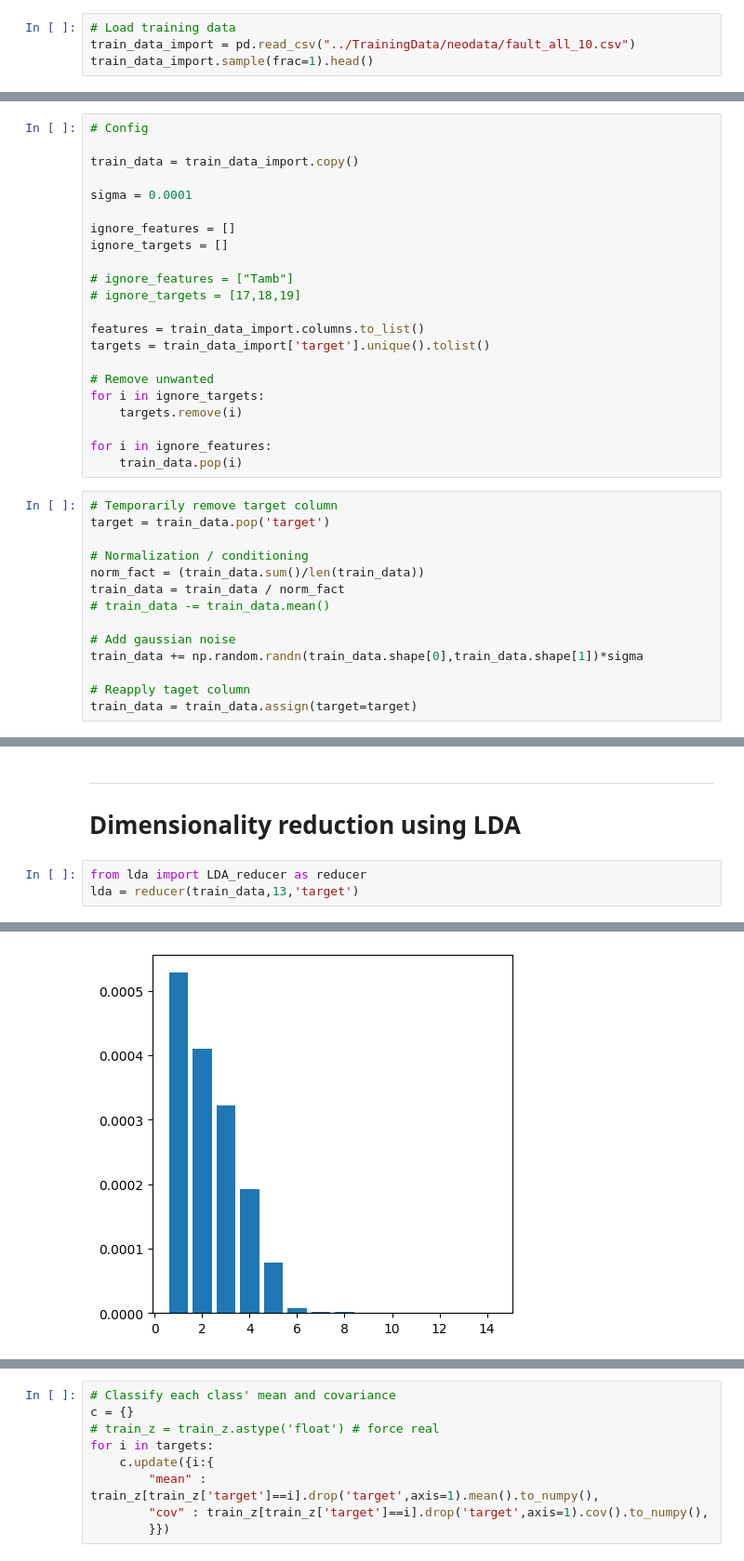
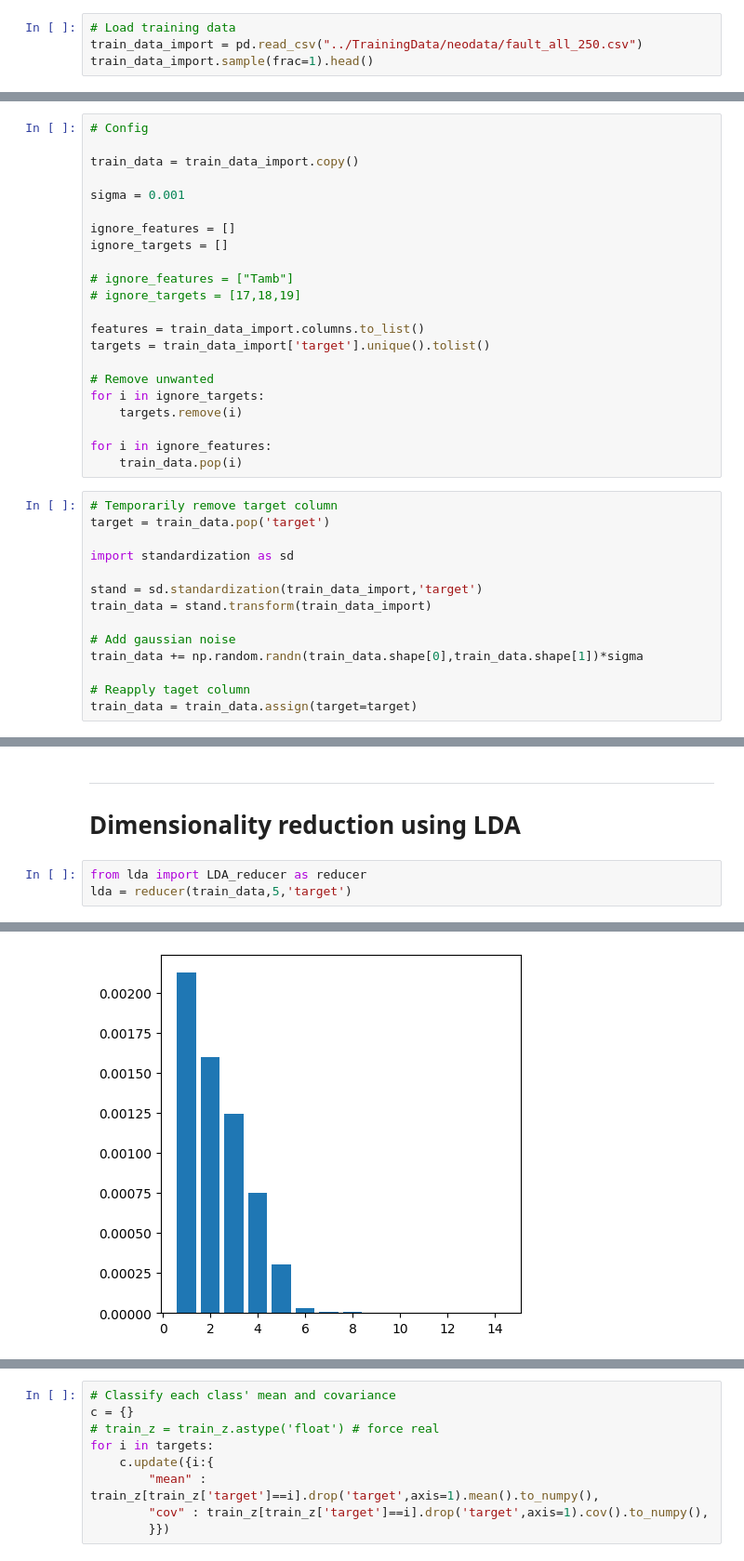
Before and after one commit to peterkrull/p7-ml-refrigeration-fault-detection, a Jupyter notebook: Python/testing_lda.ipynb, the cells around one changed output, grey strips where cells are left out. Shown at 93% size. Drawn from its saved outputs; the diff is of its cells as text.

```diff
--- a/Python/testing_lda.ipynb
+++ b/Python/testing_lda.ipynb
@@ -7,7 +7,7 @@ import pandas as pd
 import numpy as np
 # %%
 # Load training data
-train_data_import = pd.read_csv("../TrainingData/neodata/fault_all_10.csv")
+train_data_import = pd.read_csv("../TrainingData/neodata/fault_all_250.csv")
 train_data_import.sample(frac=1).head()
 # %% [output]
 |  | Pdis | Psuc | T0 | Tc | Tdis | Tret | Tsuc | Tsh | Tsup | CondFan | CprPower | ... |
@@ -47,7 +25,7 @@ dtype: float64
 
 train_data = train_data_import.copy()
 
-sigma = 0.0001
+sigma = 0.001
 
 ignore_features = []
 ignore_targets = []
@@ -68,10 +46,10 @@ for i in ignore_features:
 # Temporarily remove target column
 target = train_data.pop('target')
 
-# Normalization / conditioning
-norm_fact = (train_data.sum()/len(train_data))
-train_data = train_data / norm_fact
-# train_data -= train_data.mean()
+import standardization as sd
+
+stand = sd.standardization(train_data_import,'target')
+train_data = stand.transform(train_data_import)
 
 # Add gaussian noise
 train_data += np.random.randn(train_data.shape[0],train_data.shape[1])*sigma
@@ -92,5 +70,5 @@ train_data.head()
 # Dimensionality reduction using LDA
 # %%
 from lda import LDA_reducer as reducer
-lda = reducer(train_data,13,'target')
+lda = reducer(train_data,5,'target')
 # %% [output]
@@ -98,4 +76,4 @@ Preserving 100.0% of variance
-[figure, old version]
+[figure, new version]
 # %%
 train_z = lda.transform(train_data)
 
```
Also changed, not shown: parts of 8 cells of this notebook.
